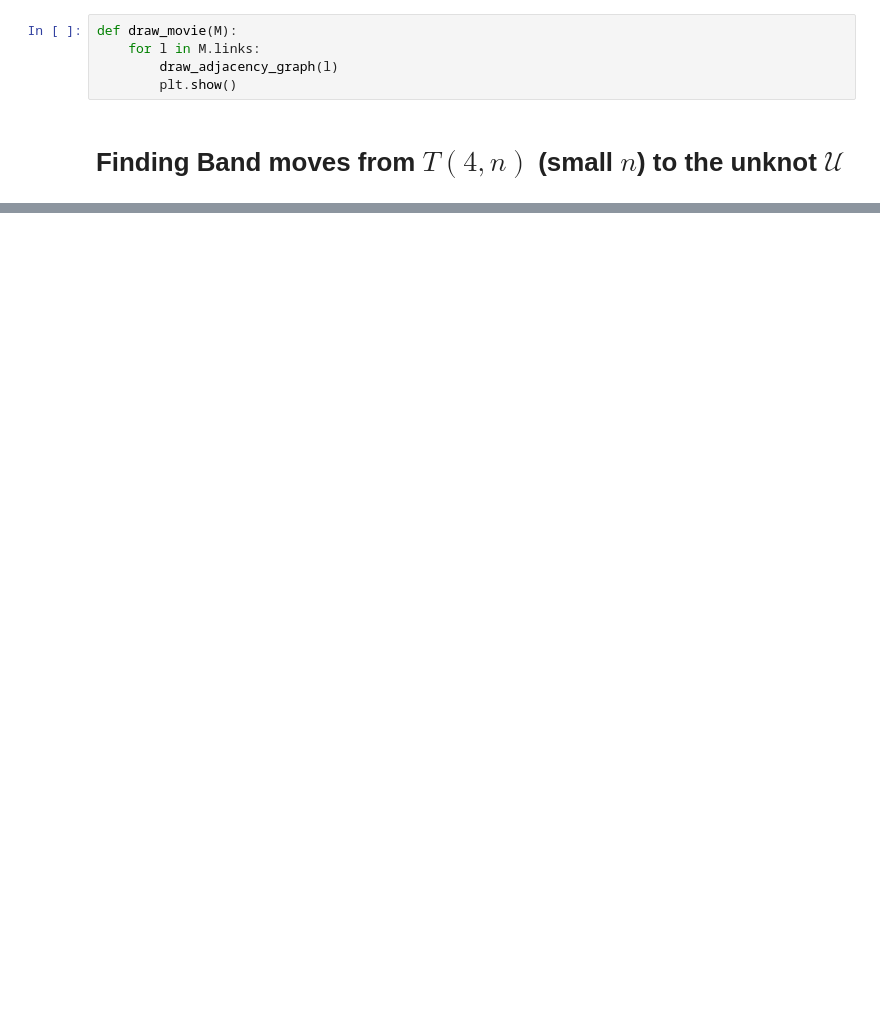
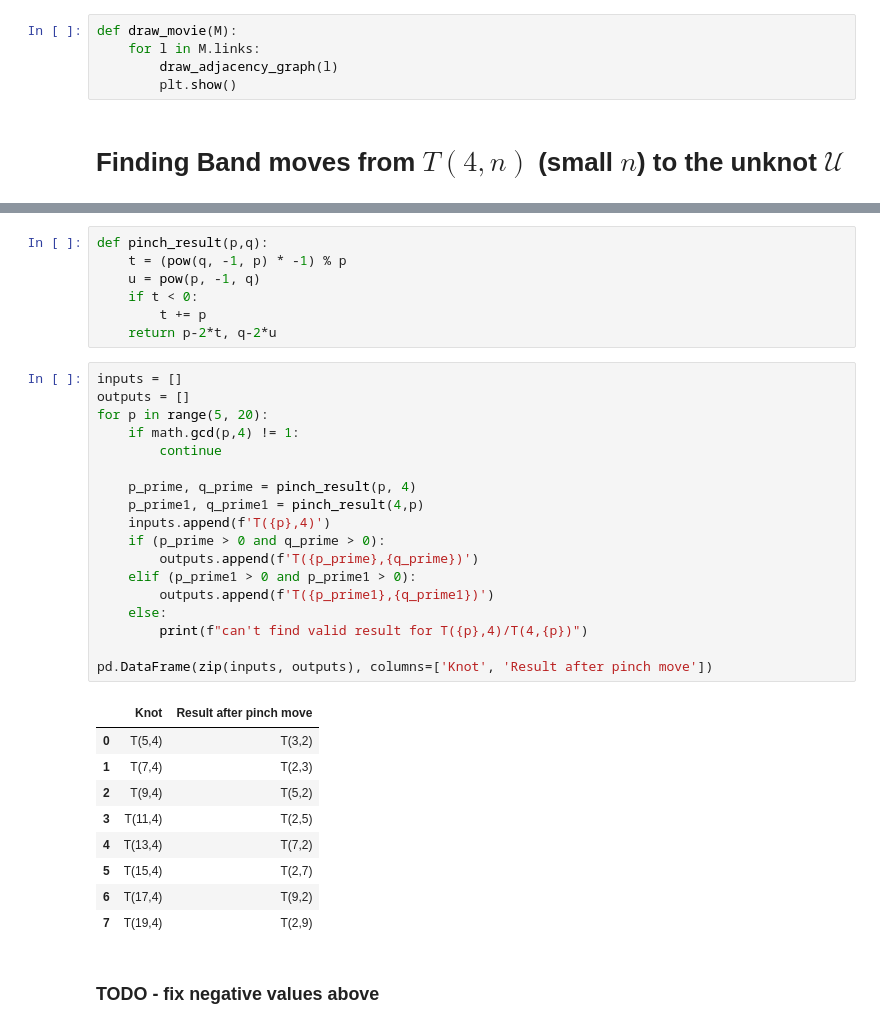
Before and after one commit to JulesGB/KnotGeography, a Jupyter notebook: find_bands.ipynb, the cells around one changed output, grey strips where cells are left out. Saved outputs shown, nothing was run; the diff lists cells and outputs as text; blank space fills up the shorter version.

```diff
--- a/find_bands.ipynb
+++ b/find_bands.ipynb
@@ -20,0 +51,37 @@ T45_link = Link(T45.PD_code())
+# %%
+def pinch_result(p,q):
+    t = (pow(q, -1, p) * -1) % p
+    u = pow(p, -1, q)
+    if t < 0:
+        t += p
+    return p-2*t, q-2*u
+# %%
+inputs = []
+outputs = []
+for p in range(5, 20):
+    if math.gcd(p,4) != 1:
+        continue
+
+    p_prime, q_prime = pinch_result(p, 4)
+    p_prime1, q_prime1 = pinch_result(4,p)
+    inputs.append(f'T({p},4)')
+    if (p_prime > 0 and q_prime > 0):
+        outputs.append(f'T({p_prime},{q_prime})')
+    elif (p_prime1 > 0 and p_prime1 > 0):
+        outputs.append(f'T({p_prime1},{q_prime1})')
+    else:
+        print(f"can't find valid result for T({p},4)/T(4,{p})")
+
+pd.DataFrame(zip(inputs, outputs), columns=['Knot', 'Result after pinch move'])
+# %% [output]
+|  | Knot | Result after pinch move |
+| 0 | T(5,4) | T(3,2) |
+| 1 | T(7,4) | T(2,3) |
+| 2 | T(9,4) | T(5,2) |
+| 3 | T(11,4) | T(2,5) |
+| 4 | T(13,4) | T(7,2) |
+| 5 | T(15,4) | T(2,7) |
+| 6 | T(17,4) | T(9,2) |
+| 7 | T(19,4) | T(2,9) |
+# %% [markdown]
+### TODO - fix negative values above
```
Also changed, not shown: parts of 13 cells of this notebook, 2 other files.
